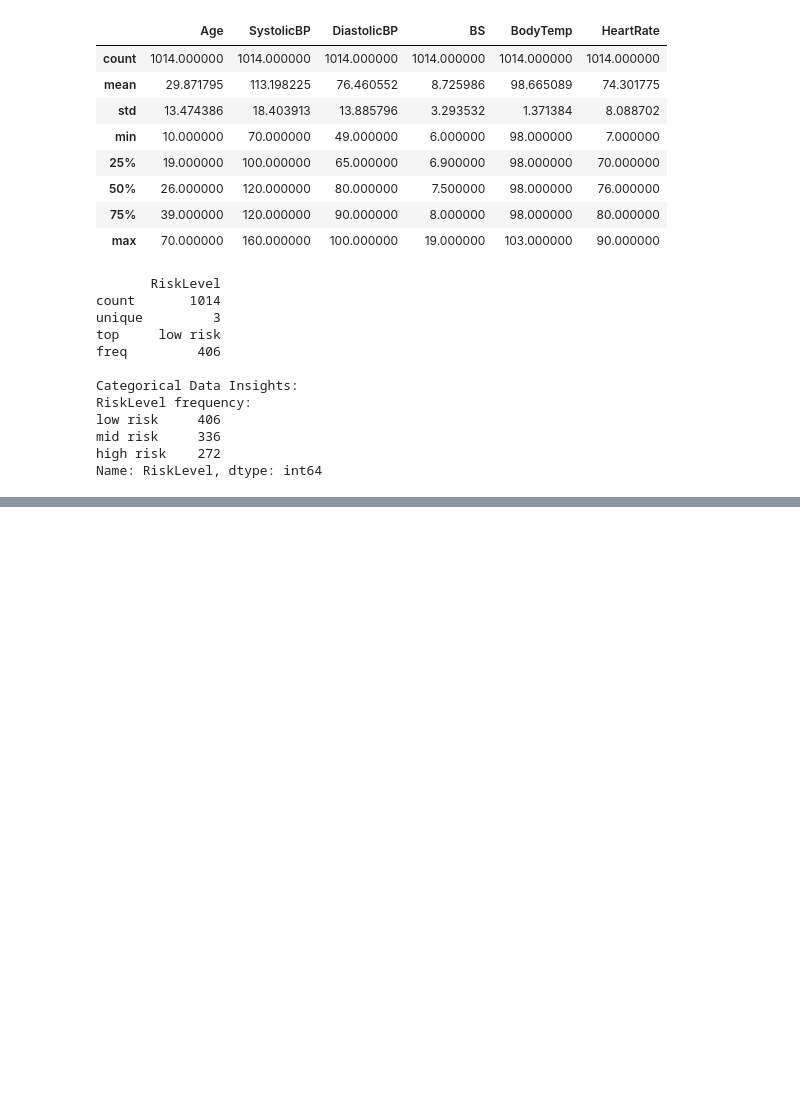
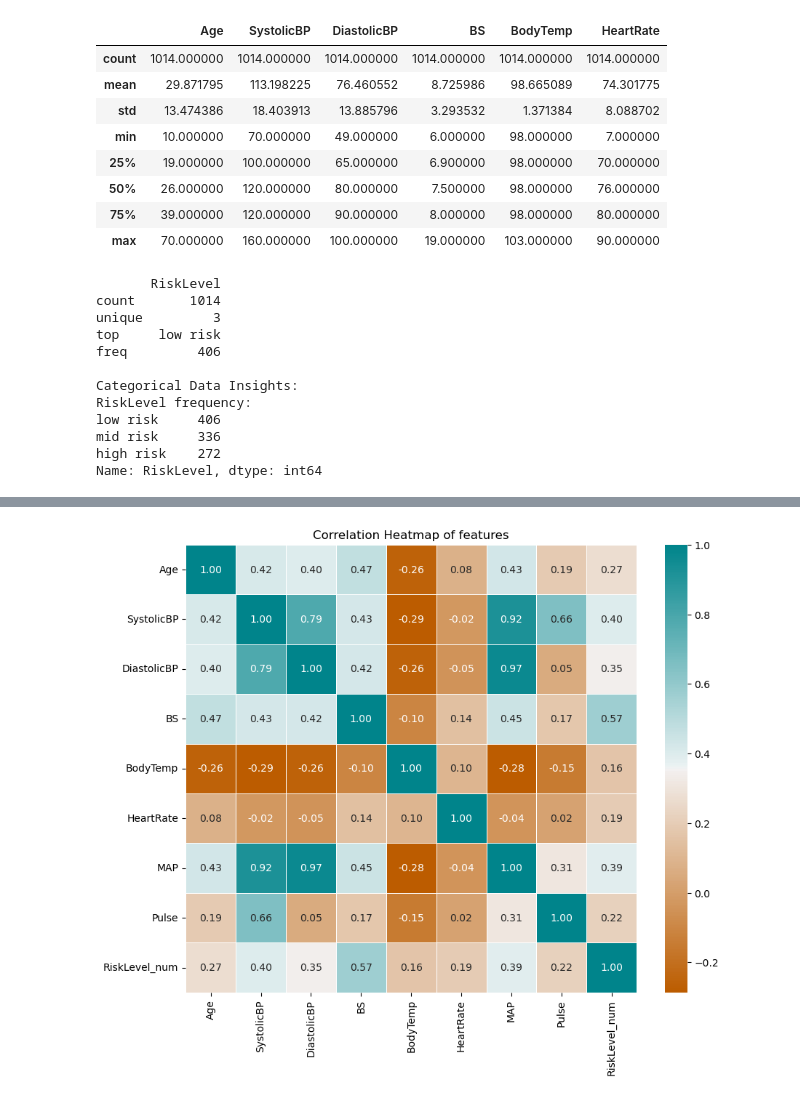
Before and after one commit to Maryannrichard/Maternal_health_research, a Jupyter notebook: MATERNAL_HEALTH_ML_CODE.ipynb, the cells around one changed output, grey strips where cells are left out. Saved outputs shown, nothing was run; the diff lists cells and outputs as text; code cells hidden in the pictures; blank space fills up the shorter version.

```diff
--- a/MATERNAL_HEALTH_ML_CODE.ipynb
+++ b/MATERNAL_HEALTH_ML_CODE.ipynb
@@ -192,14 +157,0 @@ HeartRate: Skewness = -1.04, Kurtosis = 8.4
-# %%
-# Calculate the Mean Arterial Pressure(MAP)
-df['MAP'] = round((df['SystolicBP'] +2 * df['DiastolicBP'])/3,2)
-
-# Calculate Pulse Pressure (PP)
-df['Pulse'] = df['SystolicBP'] - df['DiastolicBP']
-
-# Map the Target Variable
-Risk = {'low risk': 0, 'mid risk': 1, 'high risk': 2}
-df['RiskLevel'] = df['RiskLevel'].map(Risk).astype(float)
-
-# checking the enhanced data set
-print('\nEnhanced Data set')
-print(df.head(5))
@@ -220,0 +256,14 @@ Enhanced Data set
+# %%
+# Calculate the correlation matrix
+corr_matrix = df[['Age', 'SystolicBP', 'DiastolicBP', 'BS', 'BodyTemp', 'HeartRate', 'MAP', 'Pulse', 'RiskLevel_num']].corr()
+
+# set the colors for the heatmap
+custom_palette = sns.diverging_palette(30, 200, s=100, l=50, n=400, center="light")
+
+# Plot the heatmap
+plt.figure(figsize=(10, 8))
+sns.heatmap(corr_matrix, annot=True, fmt='.2f', cmap= custom_palette, cbar=True, linewidths=0.5)
+plt.title('Correlation Heatmap of features')
+plt.show();
+# %% [output]
+[figure, added]
```
Also changed, not shown: parts of 31 cells of this notebook.
